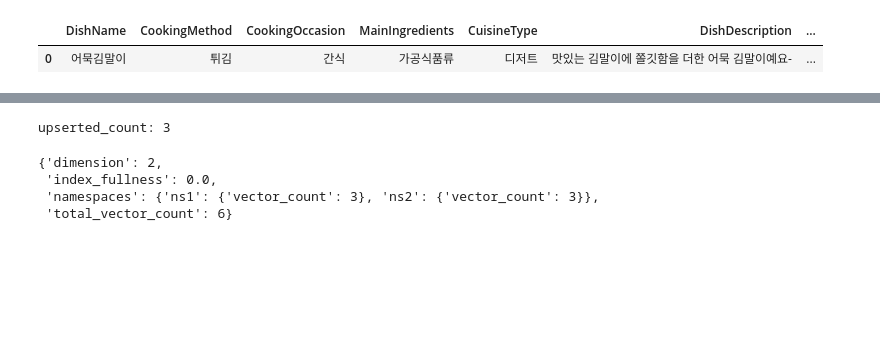
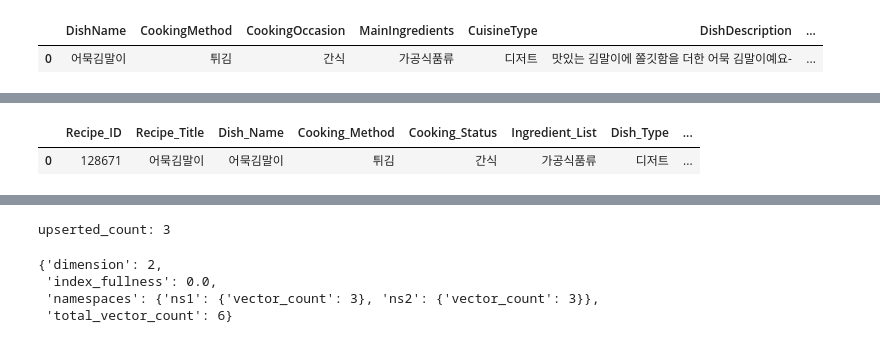
Before and after one commit to tjddn5242/SmartChef, a Jupyter notebook: LLM_structure_swkim/llm_structure.ipynb, the cells around one changed output, grey strips where cells are left out. Saved outputs shown, nothing was run; the diff lists cells and outputs as text; code cells hidden in the pictures; blank space fills up the shorter version.

```diff
--- a/LLM_structure_swkim/llm_structure.ipynb
+++ b/LLM_structure_swkim/llm_structure.ipynb
@@ -44,0 +190,30 @@ df
+# %%
+raw = pd.read_csv('./data/whole_raw.csv')
+raw.columns = [
+    "Recipe_ID",
+    "Recipe_Title",
+    "Dish_Name",
+    "Creator_ID",
+    "Creator_Name",
+    "View_Count",
+    "Recommendation_Count",
+    "Scrap_Count",
+    "Cooking_Method",
+    "Cooking_Status",
+    "Ingredient_List",
+    "Dish_Type",
+    "Cooking_Intro",
+    "Ingredient_Details",
+    "Serving_Size",
+    "Difficulty_Level",
+    "Cooking_Time",
+    "Initial_Registration_Date"
+]
+
+raw = raw[['Recipe_ID', 'Recipe_Title', 'Dish_Name', 'Cooking_Method', 'Cooking_Status', 'Ingredient_List',
+           'Dish_Type', 'Cooking_Intro', 'Ingredient_Details', 'Serving_Size', 'Difficulty_Level',
+           'Cooking_Time']]
+raw.head(1)
+# %% [output]
+|  | Recipe_ID | Recipe_Title | Dish_Name | Cooking_Method | Cooking_Status | Ingredient_List | Dish_Type | ... |
+| 0 | 128671 | 어묵김말이 | 어묵김말이 | 튀김 | 간식 | 가공식품류 | 디저트 | ... |
```
Also changed, not shown: parts of 33 cells of this notebook, 3 other files.
